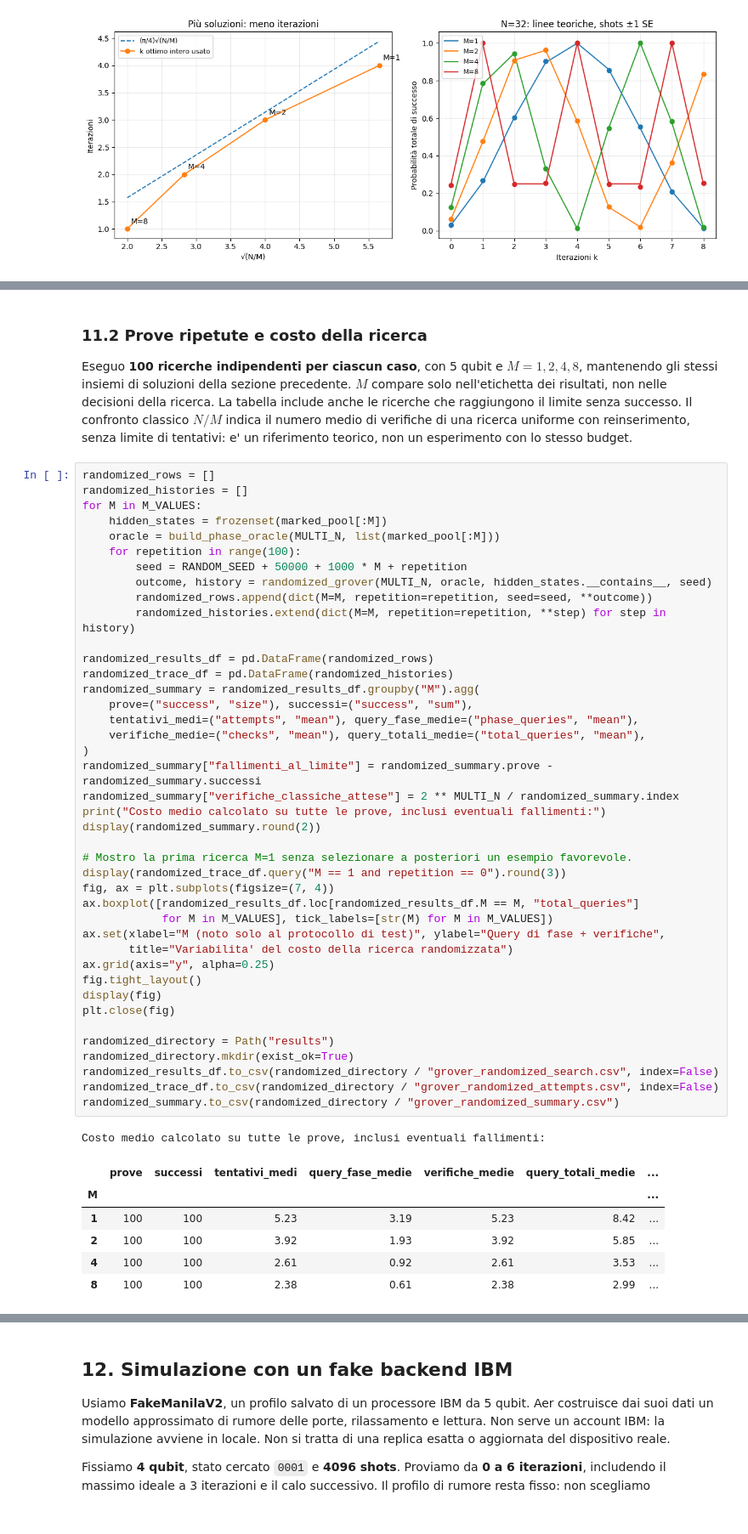
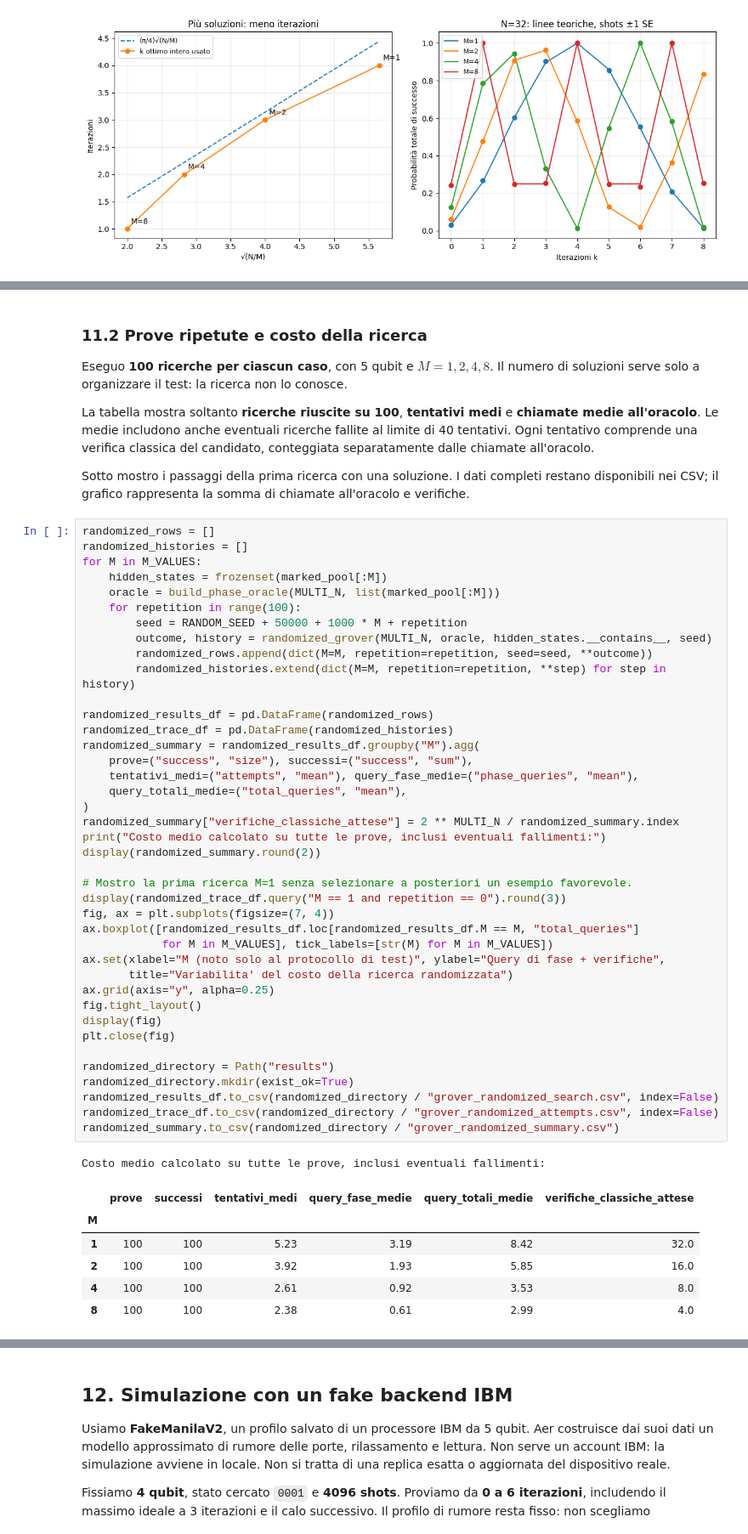
Before and after one commit to Pier2690/QuantumComputing, a Jupyter notebook: Grover.ipynb, the cells around one changed output, grey strips where cells are left out. Shown at 85% size. Saved outputs shown, nothing was run; the diff lists cells and outputs as text.

```diff
--- a/Grover.ipynb
+++ b/Grover.ipynb
@@ -847,12 +851,10 @@ def randomized_grover(n, oracle, is_solution, seed, max_attempts=40):
 # %% [markdown]
 ### 11.2 Prove ripetute e costo della ricerca
-Eseguo **100 ricerche indipendenti per ciascun caso**, con 5 qubit e
-$M=1,2,4,8$, mantenendo gli stessi insiemi di soluzioni della sezione precedente.
-$M$ compare solo nell'etichetta dei risultati, non nelle decisioni della ricerca.
-La tabella include anche le ricerche che raggiungono il limite senza successo.
-Il confronto classico $N/M$ indica il numero medio di verifiche di una ricerca
-uniforme con reinserimento, senza limite di tentativi: e' un riferimento teorico,
-non un esperimento con lo stesso budget.
+Eseguo **100 ricerche per ciascun caso**, con 5 qubit e $M=1,2,4,8$. Il numero di soluzioni serve solo a organizzare il test: la ricerca non lo conosce.
+
+La tabella mostra soltanto **ricerche riuscite su 100**, **tentativi medi** e **chiamate medie all'oracolo**. Le medie includono anche eventuali ricerche fallite al limite di 40 tentativi. Ogni tentativo comprende una verifica classica del candidato, conteggiata separatamente dalle chiamate all'oracolo.
+
+Sotto mostro i passaggi della prima ricerca con una soluzione. I dati completi restano disponibili nei CSV; il grafico rappresenta la somma di chiamate all'oracolo e verifiche.
 # %%
 randomized_rows = []
 randomized_histories = []
@@ -867,41 +869,40 @@ for M in M_VALUES:
 
 randomized_results_df = pd.DataFrame(randomized_rows)
 randomized_trace_df = pd.DataFrame(randomized_histories)
 randomized_summary = randomized_results_df.groupby("M").agg(
     prove=("success", "size"), successi=("success", "sum"),
     tentativi_medi=("attempts", "mean"), query_fase_medie=("phase_queries", "mean"),
-    verifiche_medie=("checks", "mean"), query_totali_medie=("total_queries", "mean"),
+    query_totali_medie=("total_queries", "mean"),
 )
-randomized_summary["fallimenti_al_limite"] = randomized_summary.prove - randomized_summary.successi
 randomized_summary["verifiche_classiche_attese"] = 2 ** MULTI_N / randomized_summary.index
 print("Costo medio calcolato su tutte le prove, inclusi eventuali fallimenti:")
 display(randomized_summary.round(2))
 
 # Mostro la prima ricerca M=1 senza selezionare a posteriori un esempio favorevole.
 display(randomized_trace_df.query("M == 1 and repetition == 0").round(3))
 fig, ax = plt.subplots(figsize=(7, 4))
 ax.boxplot([randomized_results_df.loc[randomized_results_df.M == M, "total_queries"]
             for M in M_VALUES], tick_labels=[str(M) for M in M_VALUES])
 ax.set(xlabel="M (noto solo al protocollo di test)", ylabel="Query di fase + verifiche",
        title="Variabilita' del costo della ricerca randomizzata")
 ax.grid(axis="y", alpha=0.25)
 fig.tight_layout()
 display(fig)
 plt.close(fig)
 
 randomized_directory = Path("results")
 randomized_directory.mkdir(exist_ok=True)
 randomized_results_df.to_csv(randomized_directory / "grover_randomized_search.csv", index=False)
 randomized_trace_df.to_csv(randomized_directory / "grover_randomized_attempts.csv", index=False)
 randomized_summary.to_csv(randomized_directory / "grover_randomized_summary.csv")
 # %% [output]
 Costo medio calcolato su tutte le prove, inclusi eventuali fallimenti:
-|  | prove | successi | tentativi_medi | query_fase_medie | verifiche_medie | query_totali_medie | ... |
-| M |  |  |  |  |  |  | ... |
-| 1 | 100 | 100 | 5.23 | 3.19 | 5.23 | 8.42 | ... |
-| 2 | 100 | 100 | 3.92 | 1.93 | 3.92 | 5.85 | ... |
-| 4 | 100 | 100 | 2.61 | 0.92 | 2.61 | 3.53 | ... |
-| 8 | 100 | 100 | 2.38 | 0.61 | 2.38 | 2.99 | ... |
+|  | prove | successi | tentativi_medi | query_fase_medie | query_totali_medie | verifiche_classiche_attese |
+| M |  |  |  |  |  |  |
+| 1 | 100 | 100 | 5.23 | 3.19 | 8.42 | 32.0 |
+| 2 | 100 | 100 | 3.92 | 1.93 | 5.85 | 16.0 |
+| 4 | 100 | 100 | 2.61 | 0.92 | 3.53 | 8.0 |
+| 8 | 100 | 100 | 2.38 | 0.61 | 2.99 | 4.0 |
 |  | M | repetition | tentativo | finestra | k | candidato | successo |
 | 0 | 1 | 0 | 1 | 1.000 | 0 | 01001 | False |
 | 1 | 1 | 0 | 2 | 1.200 | 0 | 00101 | False |
```
Also changed, not shown: parts of 3 cells of this notebook, 5 other files.
